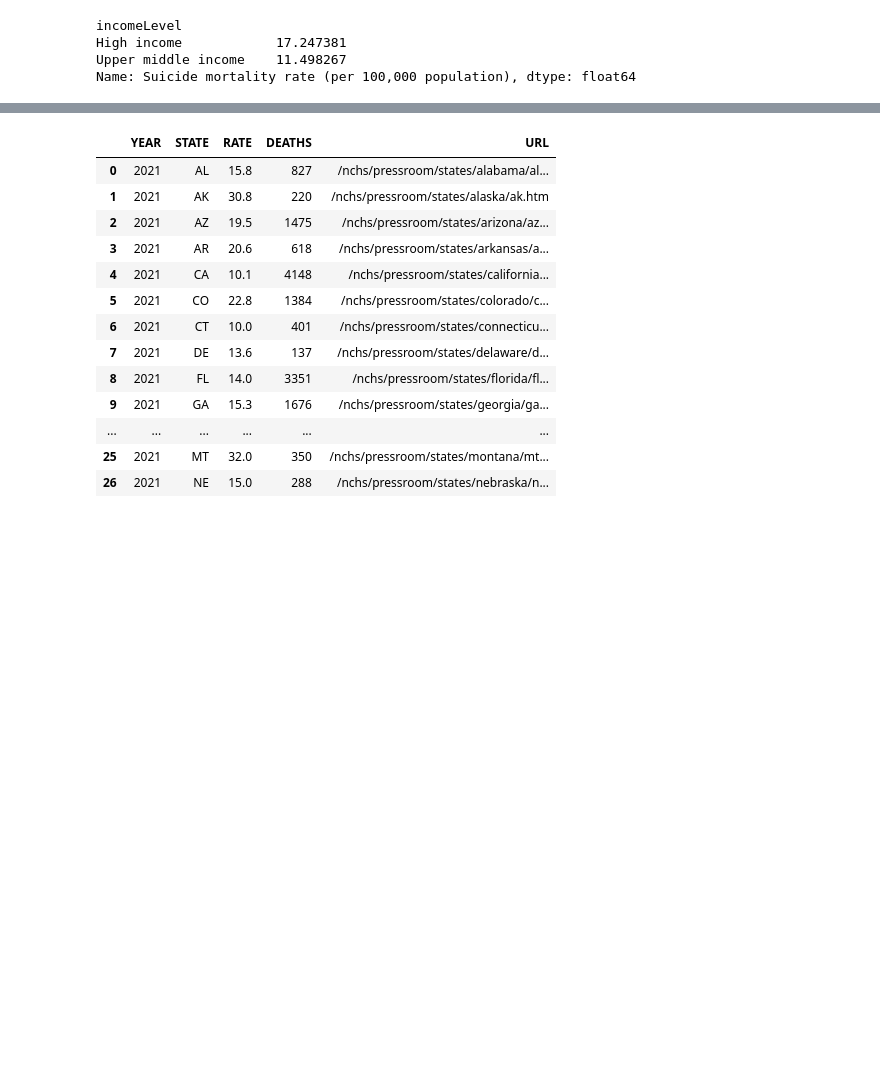
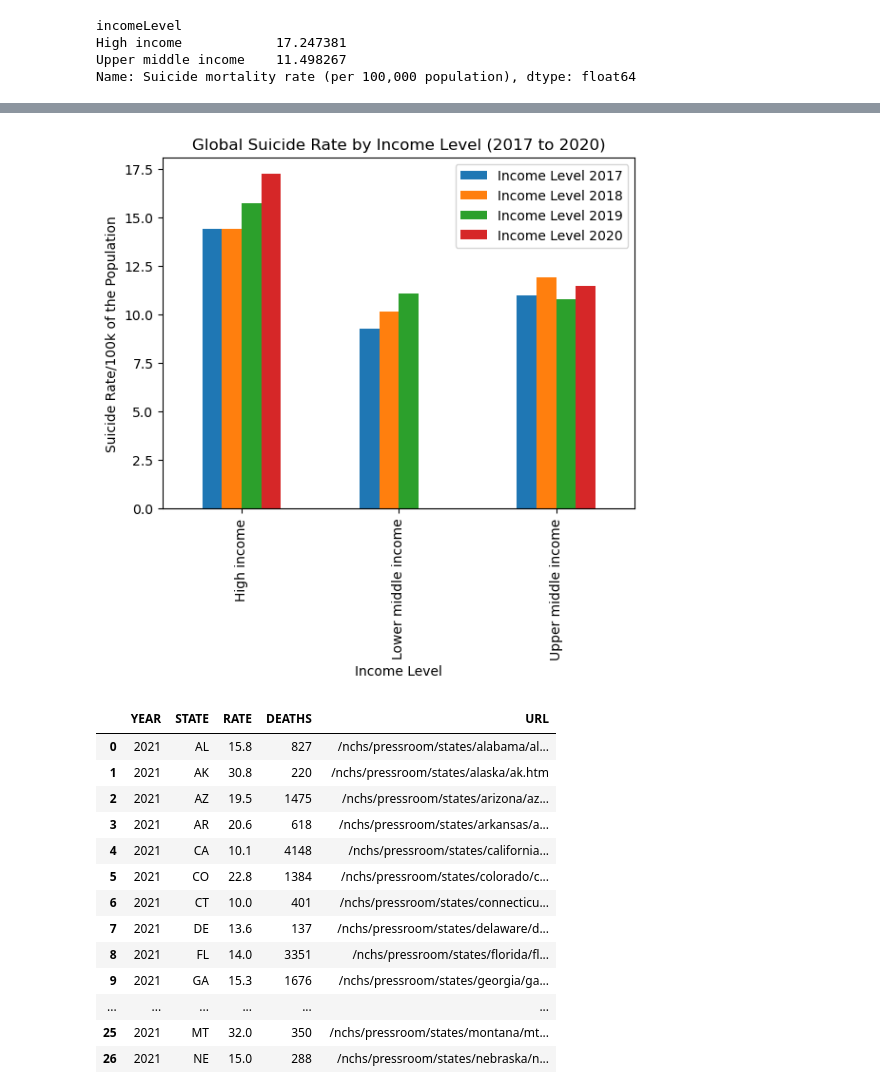
Before and after one commit to BirundhaVaratharajan/Project-1, a Jupyter notebook: Covid_on_Suicidalrate_Proj_1.ipynb, the cells around one changed output, grey strips where cells are left out. Saved outputs shown, nothing was run; the diff lists cells and outputs as text; code cells hidden in the pictures; blank space fills up the shorter version.

Commit message:
new_chart_and_df
added a new chart and a df for the income level

```diff
--- a/Covid_on_Suicidalrate_Proj_1.ipynb
+++ b/Covid_on_Suicidalrate_Proj_1.ipynb
@@ -354,0 +379,5 @@ Name: Suicide mortality rate (per 100,000 population), dtype: float64
+# %%
+hom_gdp_merged_2017 = hom_gdp_merged.loc[(hom_gdp_merged["year_y"]==2017)]
+hom_gdp_merged_2017
+hom_gdp_merged_2017_1 = hom_gdp_merged_2017.groupby(["incomeLevel"])["Suicide mortality rate (per 100,000 population)"].mean()
+hom_gdp_merged_2017_1
@@ -354,0 +390,5 @@ Name: Suicide mortality rate (per 100,000 population), dtype: float64
+# %%
+hom_gdp_merged_2018 = hom_gdp_merged.loc[(hom_gdp_merged["year_y"]==2018)]
+hom_gdp_merged_2018
+hom_gdp_merged_2018_1 = hom_gdp_merged_2018.groupby(["incomeLevel"])["Suicide mortality rate (per 100,000 population)"].mean()
+hom_gdp_merged_2018_1
@@ -355,10 +401,14 @@ Name: Suicide mortality rate (per 100,000 population), dtype: float64
 # %%
-hom_gdp_merged_3 = hom_gdp_merged.loc[(hom_gdp_merged["year_y"]==2020)]
-hom_gdp_merged_3
-hom_gdp_merged_4 = hom_gdp_merged_3.groupby(["incomeLevel"])["Suicide mortality rate (per 100,000 population)"].mean()
-hom_gdp_merged_4
+hom_gdp_merged_2020 = hom_gdp_merged.loc[(hom_gdp_merged["year_y"]==2020)]
+hom_gdp_merged_2020
+hom_gdp_merged_2020_1 = hom_gdp_merged_3.groupby(["incomeLevel"])["Suicide mortality rate (per 100,000 population)"].mean()
+hom_gdp_merged_2020_1
 # %% [output]
 incomeLevel
 High income            17.247381
 Upper middle income    11.498267
 Name: Suicide mortality rate (per 100,000 population), dtype: float64
+# %%
+summary_df_1 = pd.DataFrame({"Income Level 2017": hom_gdp_merged_2017_1, "Income Level 2018": hom_gdp_merged_2018_1, "Income Level 2019": hom_gdp_merged_2019_1, "Income Level 2020": hom_gdp_merged_2020_1})
+
+summary_df_1
@@ -365,3 +421,11 @@ Name: Suicide mortality rate (per 100,000 population), dtype: float64
+# %%
+summary_df_1.plot(kind = "bar")
+plt.title("Global Suicide Rate by Income Level (2017 to 2020)")
+plt.xlabel("Income Level")
+plt.ylabel("Suicide Rate/100k of the Population")
+plt.savefig("Output/Fig10.png")
+# %% [output]
+[figure, added]
 # %%
 USA_data.head(30)
 # %% [output]
```
Also changed, not shown: parts of 7 cells of this notebook, 2 other files.
